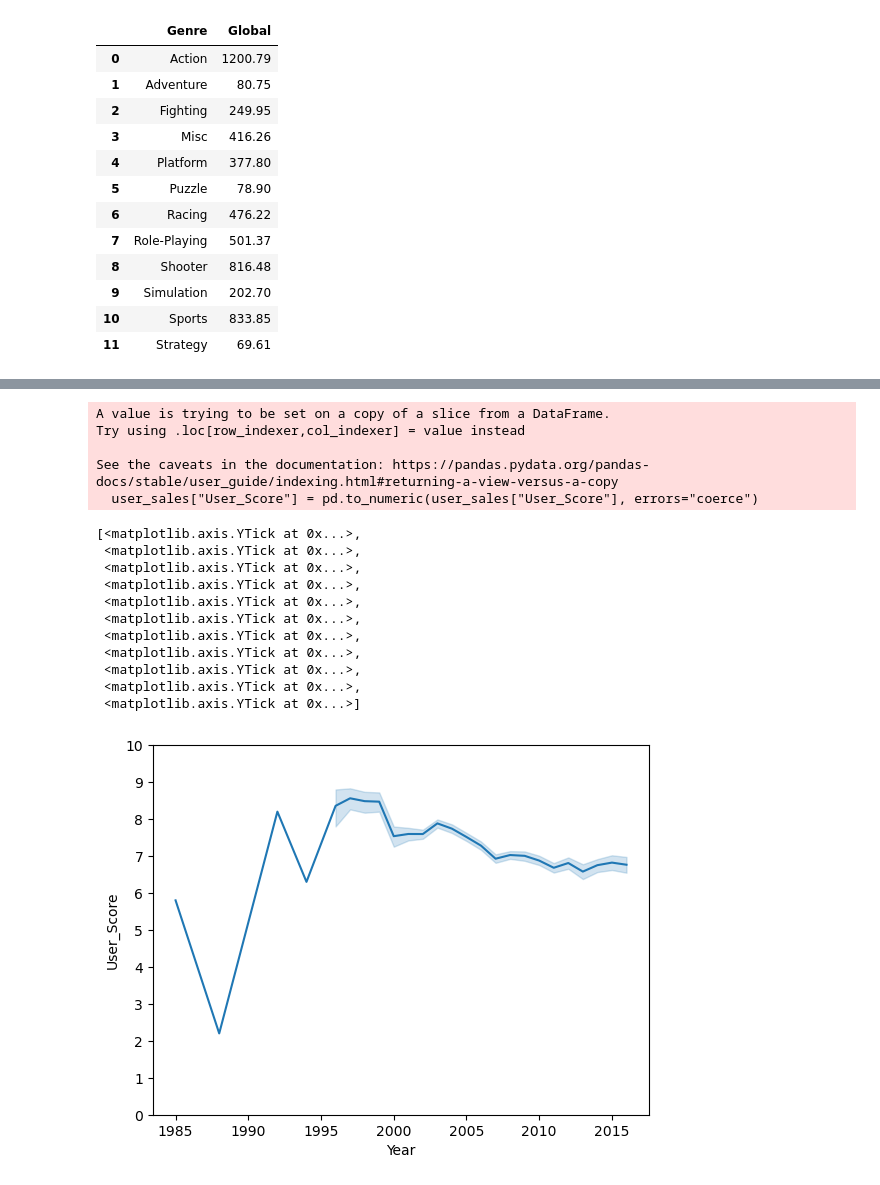
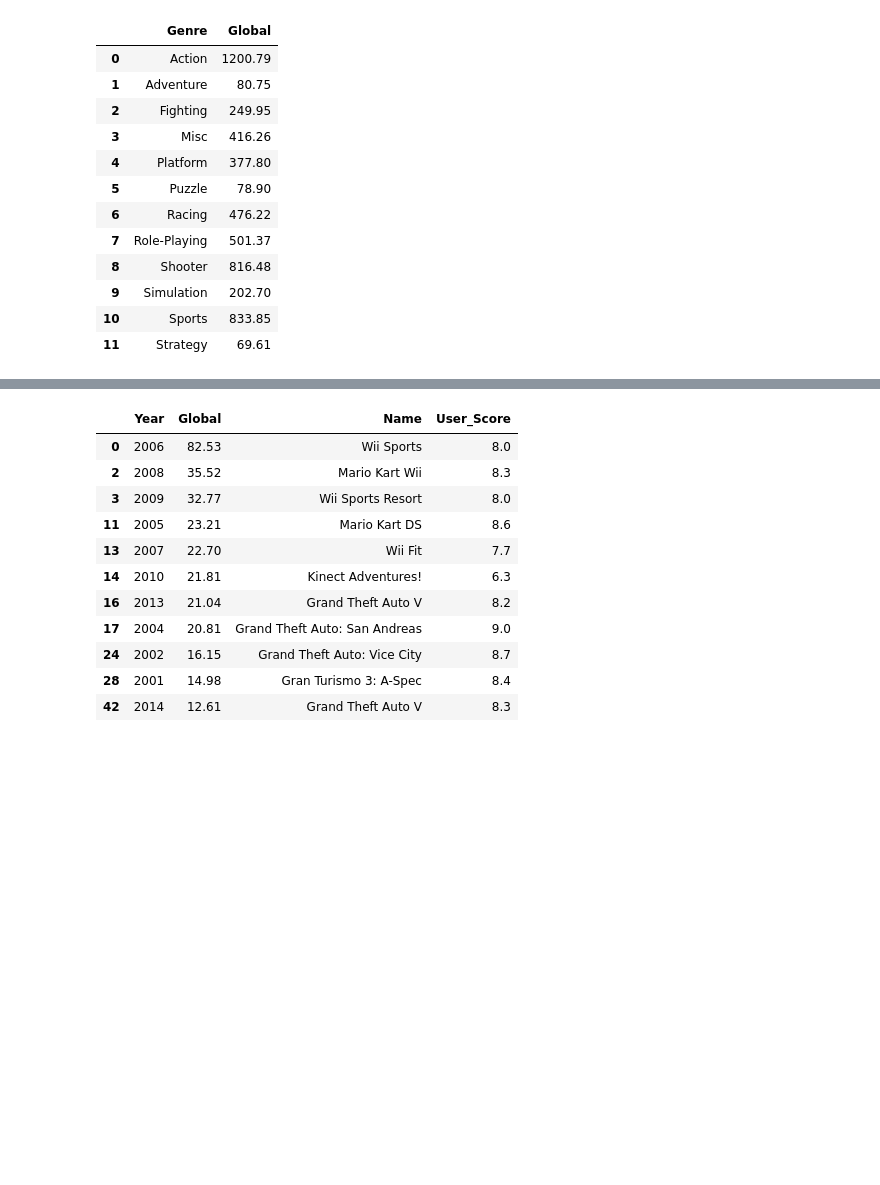
Before and after one commit to YanaStefanovich/EDA-Video-Game-Sales, a Jupyter notebook: Games.ipynb, the cells around one changed output, grey strips where cells are left out. Drawn from its saved outputs; the diff is of its cells as text; code cells hidden in the pictures; blank space fills up the shorter version.

```diff
--- a/Games.ipynb
+++ b/Games.ipynb
@@ -525,22 +454,0 @@ user_sales_max
-# %%
-user_sales["User_Score"] = pd.to_numeric(user_sales["User_Score"], errors="coerce")
-ax = sns.lineplot(data=user_sales, x="Year", y="User_Score")
-ax.set_yticks(range(0, 11))
-# %% [output]
-A value is trying to be set on a copy of a slice from a DataFrame.
-Try using .loc[row_indexer,col_indexer] = value instead
-
-See the caveats in the documentation: https://pandas.pydata.org/pandas-docs/stable/user_guide/indexing.html#returning-a-view-versus-a-copy
-  user_sales["User_Score"] = pd.to_numeric(user_sales["User_Score"], errors="coerce")
-[<matplotlib.axis.YTick at 0x...>,
- <matplotlib.axis.YTick at 0x...>,
- <matplotlib.axis.YTick at 0x...>,
- <matplotlib.axis.YTick at 0x...>,
- <matplotlib.axis.YTick at 0x...>,
- <matplotlib.axis.YTick at 0x...>,
- <matplotlib.axis.YTick at 0x...>,
- <matplotlib.axis.YTick at 0x...>,
- <matplotlib.axis.YTick at 0x...>,
- <matplotlib.axis.YTick at 0x...>,
- <matplotlib.axis.YTick at 0x...>]
-[figure, removed]
@@ -546,0 +458,16 @@ See the caveats in the documentation: https://pandas.pydata.org/pandas-docs/stab
+# %%
+user_sales_max = user_sales_max[user_sales_max['Name'].isin(top_games)]
+user_sales_max
+# %% [output]
+|  | Year | Global | Name | User_Score |
+| 0 | 2006 | 82.53 | Wii Sports | 8.0 |
+| 2 | 2008 | 35.52 | Mario Kart Wii | 8.3 |
+| 3 | 2009 | 32.77 | Wii Sports Resort | 8.0 |
+| 11 | 2005 | 23.21 | Mario Kart DS | 8.6 |
+| 13 | 2007 | 22.70 | Wii Fit | 7.7 |
+| 14 | 2010 | 21.81 | Kinect Adventures! | 6.3 |
+| 16 | 2013 | 21.04 | Grand Theft Auto V | 8.2 |
+| 17 | 2004 | 20.81 | Grand Theft Auto: San Andreas | 9.0 |
+| 24 | 2002 | 16.15 | Grand Theft Auto: Vice City | 8.7 |
+| 28 | 2001 | 14.98 | Gran Turismo 3: A-Spec | 8.4 |
+| 42 | 2014 | 12.61 | Grand Theft Auto V | 8.3 |
```
Also changed, not shown: parts of 14 cells of this notebook.
